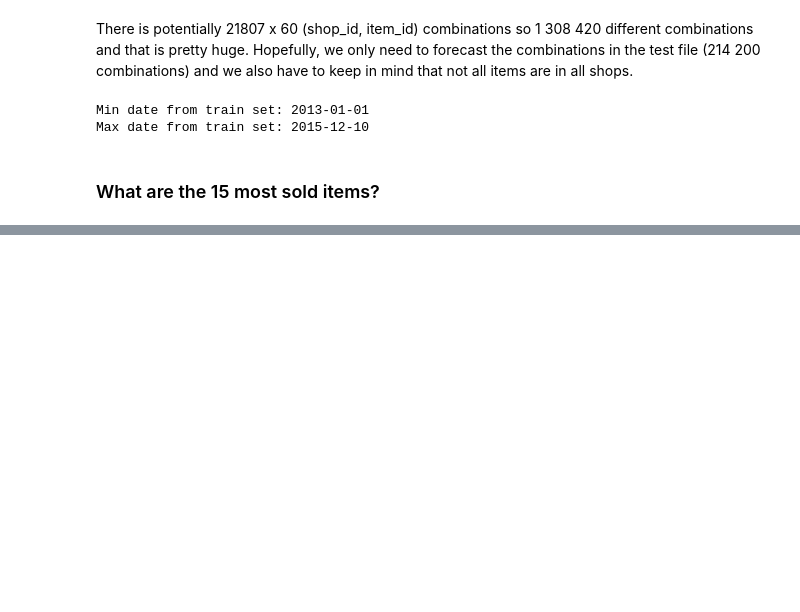
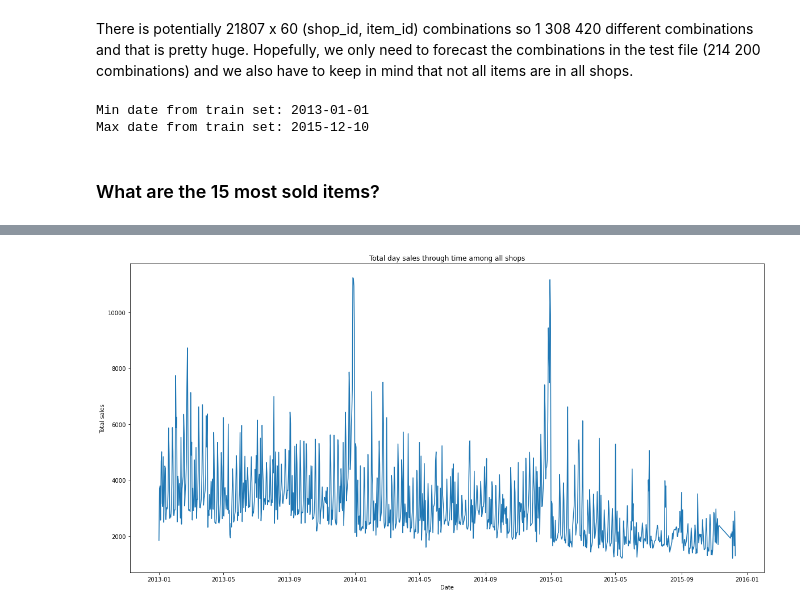
Before and after one commit to RAIERIN/kaggle-projects, a Jupyter notebook: Learn/Projects/Predict Future Sales/sales-forecast-univariate-and-multivariate-lstm.ipynb, the cells around one changed output, grey strips where cells are left out. Saved outputs shown, nothing was run; the diff lists cells and outputs as text; code cells hidden in the pictures; blank space fills up the shorter version.

```diff
--- a/Learn/Projects/Predict Future Sales/sales-forecast-univariate-and-multivariate-lstm.ipynb
+++ b/Learn/Projects/Predict Future Sales/sales-forecast-univariate-and-multivariate-lstm.ipynb
@@ -186,0 +208,9 @@ idx = items_total_sold['item_cnt_day'].values.argsort()[::=1][0:N]
+# %%
+total_sales_day = sales_train.groupby('date').agg({'item_cnt_day': ['sum']})['item_cnt_day']['sum']
+
+fig, ax = plt.subplots(figsize=(20,10))
+lineplot = sns.lineplot(x=total_sales_day.index, y=total_sales_day)
+lineplot.set(xlabel="Date", ylabel="Total sales", title="Total day sales through time among all shops")
+plt.show()
+# %% [output]
+[figure, added]
```
Also changed, not shown: parts of 42 cells of this notebook.
